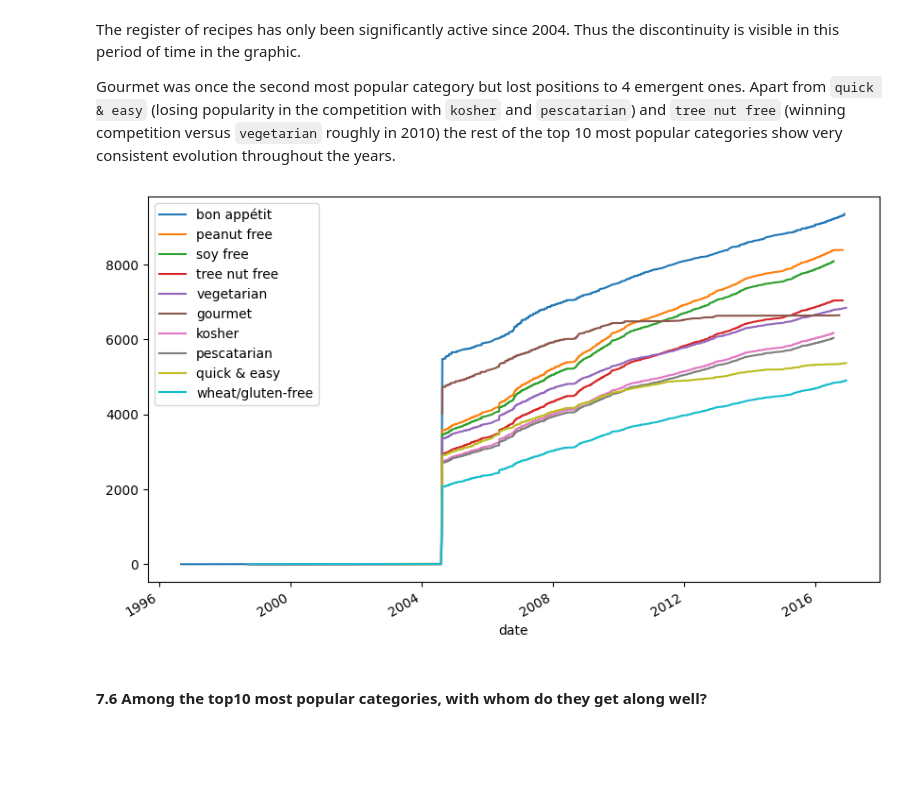
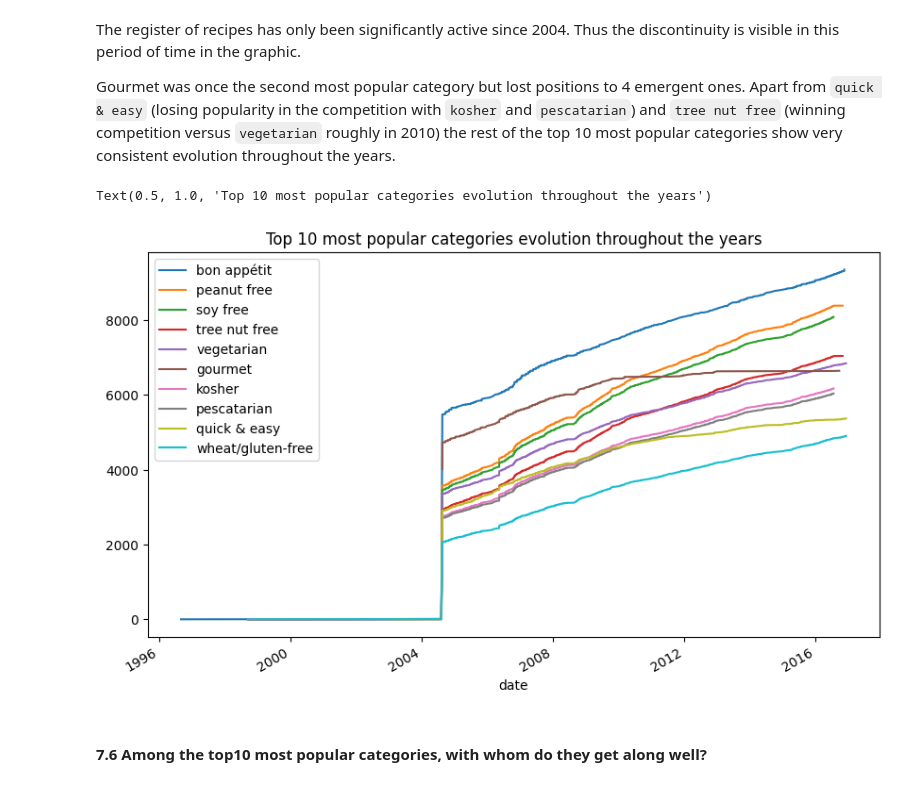
Before and after one commit to wssantiago/ML-challenge, a Jupyter notebook: notebooks/EDA/analysis.ipynb, the cells around one changed output. Saved outputs shown, nothing was run; the diff lists cells and outputs as text; code cells hidden in the pictures; blank space fills up the shorter version.

```diff
--- a/notebooks/EDA/analysis.ipynb
+++ b/notebooks/EDA/analysis.ipynb
@@ -13,7 +13,7 @@ from sklearn.neighbors import LocalOutlierFactor
 # %% [markdown]
 ### 2. Reading the dataset and preprocessing
 # %%
-recipes = pd.read_json("../../datasets/eda_receitas_data/receitas.json")
+recipes = pd.read_json("../../data/eda_receitas_data/receitas.json")
 # %%
 recipes.shape
 # %% [output]
@@ -480,10 +482,13 @@ Gourmet was once the second most popular category but lost positions to 4 emerge
 # %%
 fig, ax = plt.subplots(figsize=(10,6))
 
 for cat in top10_categories:
     plot_popularity_evolution(top10_cats_df[top10_cats_df.categorie == cat], ax, cat)
+
+plt.title("Top 10 most popular categories evolution throughout the years")
 # %% [output]
+Text(0.5, 1.0, 'Top 10 most popular categories evolution throughout the years')
-[figure, old version]
+[figure, new version]
 # %% [markdown]
 #### 7.6 Among the top10 most popular categories, with whom do they get along well?
 # %% [markdown]
```
Also changed, not shown: parts of 11 cells of this notebook, 3 other files.
